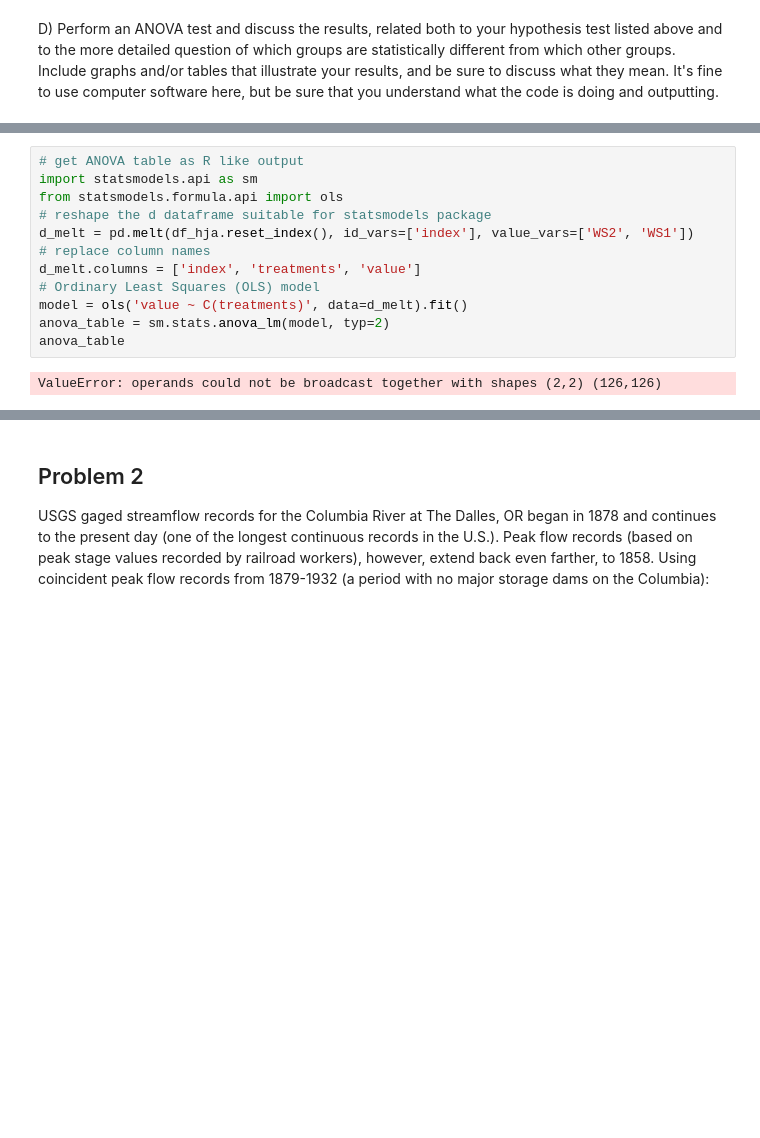
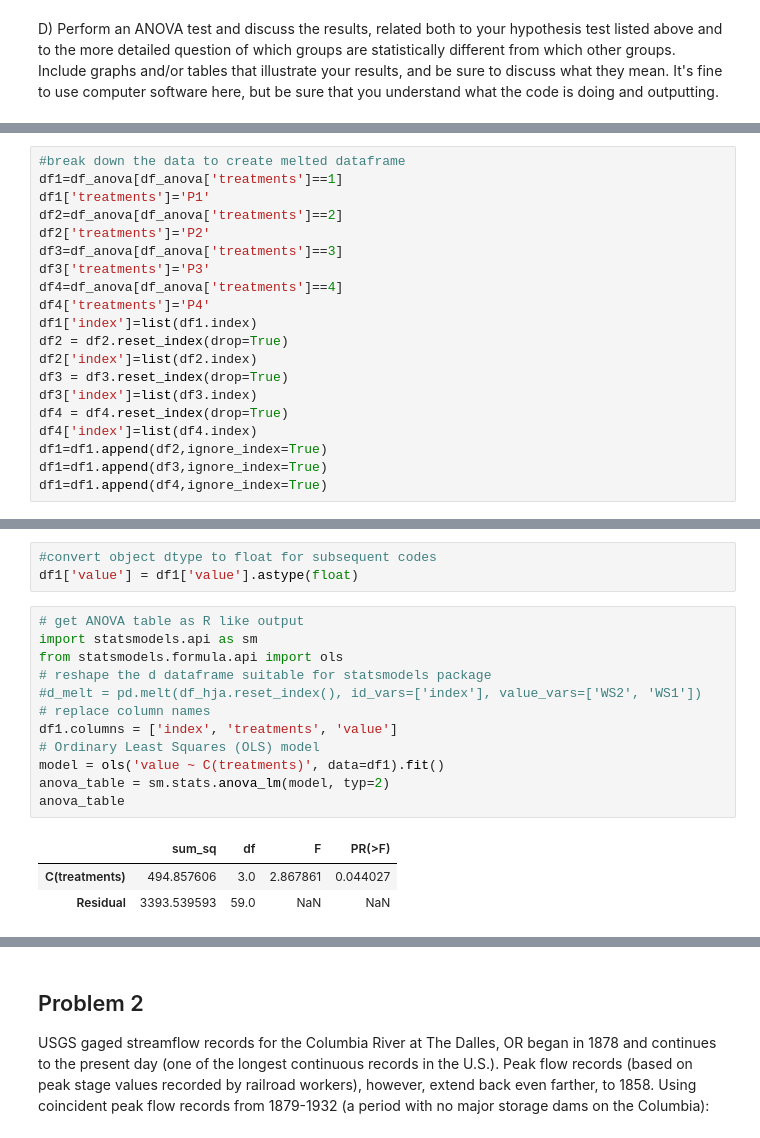
Before and after one commit to AzusaSayuri/UW-Data-analysis, a Jupyter notebook: HW3/Assignment 3 Ximin Hu.ipynb, the cells around one changed output, grey strips where cells are left out. Saved outputs shown, nothing was run; the diff lists cells and outputs as text; blank space fills up the shorter version.

```diff
--- a/HW3/Assignment 3 Ximin Hu.ipynb
+++ b/HW3/Assignment 3 Ximin Hu.ipynb
@@ -145,0 +136,20 @@ D) Perform an ANOVA test and discuss the results, related both to your hypothesi
+# %%
+#break down the data to create melted dataframe
+df1=df_anova[df_anova['treatments']==1]
+df1['treatments']='P1'
+df2=df_anova[df_anova['treatments']==2]
+df2['treatments']='P2'
+df3=df_anova[df_anova['treatments']==3]
+df3['treatments']='P3'
+df4=df_anova[df_anova['treatments']==4]
+df4['treatments']='P4'
+df1['index']=list(df1.index)
+df2 = df2.reset_index(drop=True)
+df2['index']=list(df2.index)
+df3 = df3.reset_index(drop=True)
+df3['index']=list(df3.index)
+df4 = df4.reset_index(drop=True)
+df4['index']=list(df4.index)
+df1=df1.append(df2,ignore_index=True)
+df1=df1.append(df3,ignore_index=True)
+df1=df1.append(df4,ignore_index=True)
@@ -146,17 +174,22 @@ D) Perform an ANOVA test and discuss the results, related both to your hypothesi
+# %%
+#convert object dtype to float for subsequent codes
+df1['value'] = df1['value'].astype(float)
 # %%
 # get ANOVA table as R like output
 import statsmodels.api as sm
 from statsmodels.formula.api import ols
 # reshape the d dataframe suitable for statsmodels package
-d_melt = pd.melt(df_hja.reset_index(), id_vars=['index'], value_vars=['WS2', 'WS1'])
+#d_melt = pd.melt(df_hja.reset_index(), id_vars=['index'], value_vars=['WS2', 'WS1'])
 # replace column names
-d_melt.columns = ['index', 'treatments', 'value']
+df1.columns = ['index', 'treatments', 'value']
 # Ordinary Least Squares (OLS) model
-model = ols('value ~ C(treatments)', data=d_melt).fit()
+model = ols('value ~ C(treatments)', data=df1).fit()
 anova_table = sm.stats.anova_lm(model, typ=2)
 anova_table
 # %% [output]
-ValueError: operands could not be broadcast together with shapes (2,2) (126,126)
+|  | sum_sq | df | F | PR(>F) |
+| C(treatments) | 494.857606 | 3.0 | 2.867861 | 0.044027 |
+| Residual | 3393.539593 | 59.0 | NaN | NaN |
 # %%
 # load packages
 from statsmodels.stats.multicomp import pairwise_tukeyhsd
```
Also changed, not shown: parts of 11 cells of this notebook, 1 other file.
